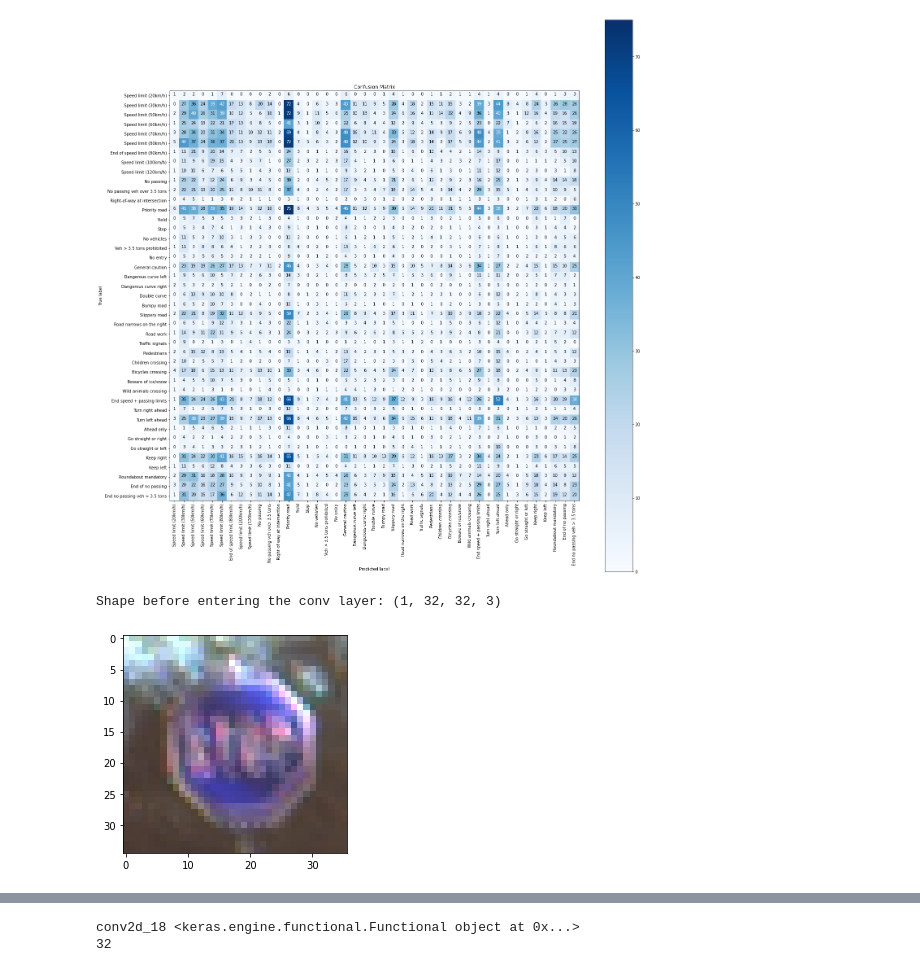
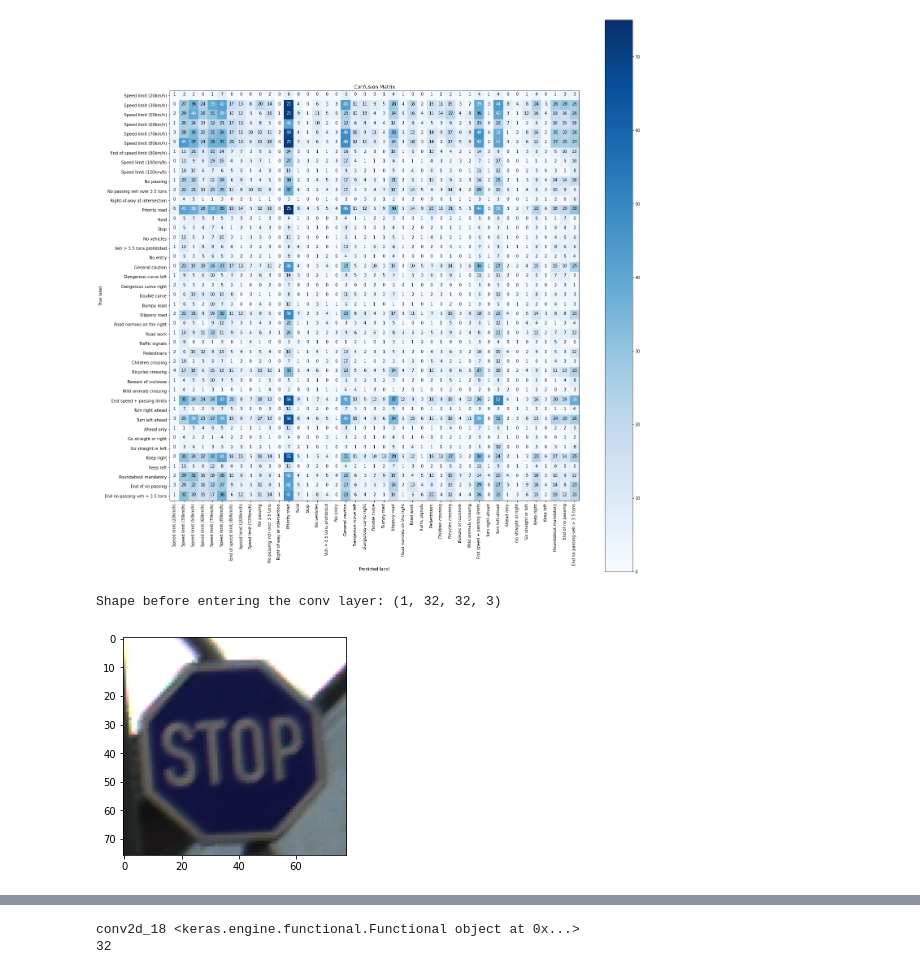
Before and after one commit to gaspia/DLNN-TrafficSign, a Jupyter notebook: TS_CNN_00.ipynb, the cells around one changed output, grey strips where cells are left out. Saved outputs shown, nothing was run; the diff lists cells and outputs as text; code cells hidden in the pictures.

```diff
--- a/TS_CNN_00.ipynb
+++ b/TS_CNN_00.ipynb
@@ -823,11 +823,11 @@ Confusion matrix, without normalization
 [figure]
 # %%
 # plotting feature maps
-img = get_input_img(14, img_width, img_height, 2, 'Test')
+img = get_input_img(14, img_width, img_height, 30, 'Test')
 print ('Shape before entering the conv layer:', img.shape)
 # %% [output]
 Shape before entering the conv layer: (1, 32, 32, 3)
-[figure, old version]
+[figure, new version]
 # %%
 plot_feature_maps(masci_model, img)
 # %% [output]
```
Also changed, not shown: parts of 6 cells of this notebook.
